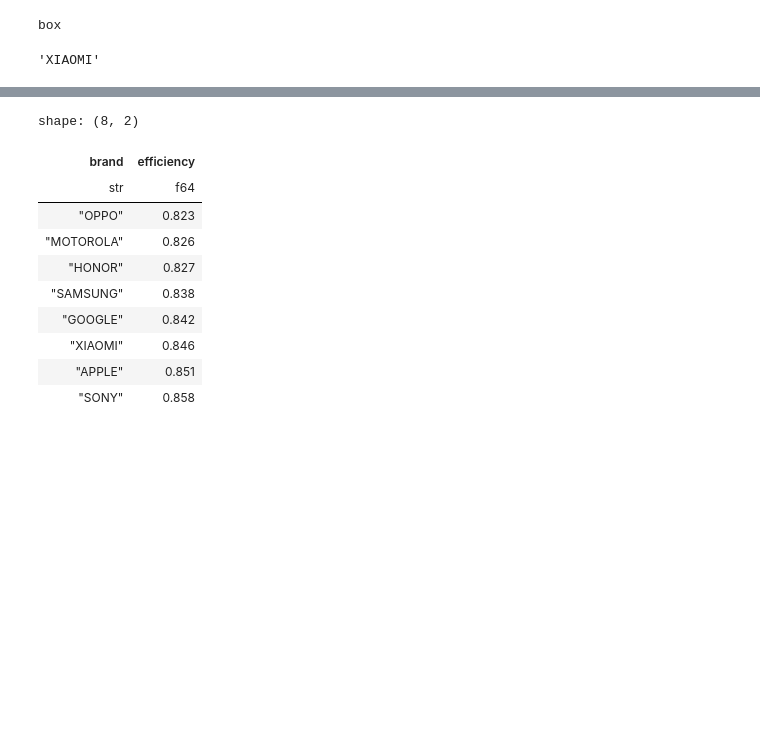
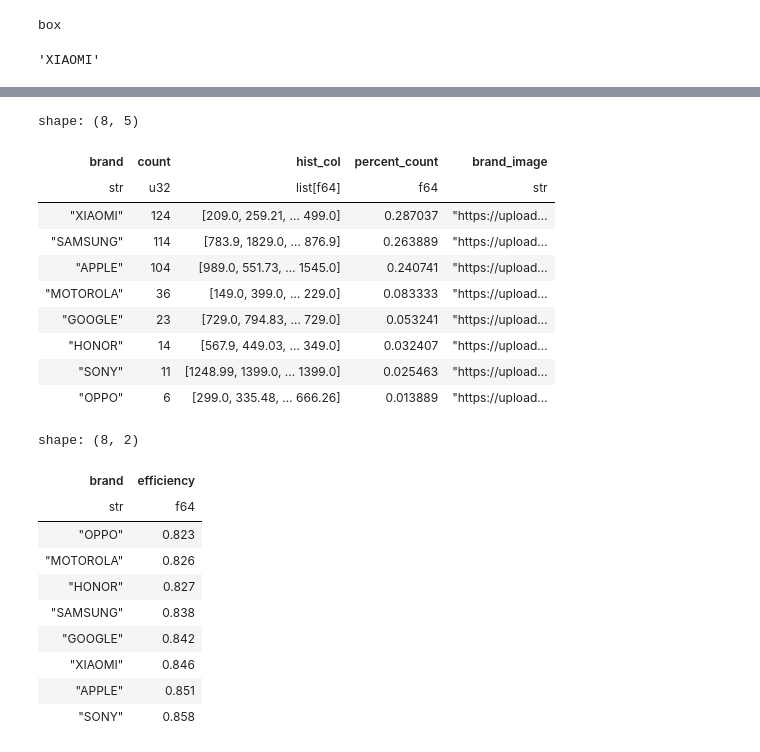
Before and after one commit to aybuke-b/3R, a Jupyter notebook: Web_Scraping/new_notebook.ipynb, the cells around one changed output, grey strips where cells are left out. Drawn from its saved outputs; the diff is of its cells as text; code cells hidden in the pictures; blank space fills up the shorter version.

```diff
--- a/Web_Scraping/new_notebook.ipynb
+++ b/Web_Scraping/new_notebook.ipynb
@@ -190,3 +168,66 @@ shape: (432, 45)
+# %%
+df.group_by(pl.col("brand")).agg(
+    pl.col("brand").count().alias("count"), pl.col("price").alias("hist_col")
+).sort("count", descending=True).with_columns(
+    (pl.col("count") / pl.sum("count")).alias("percent_count")
+).with_columns(
+    pl.when(pl.col("brand") == "XIAOMI")
+    .then(
+        pl.lit(
+            "https://upload.wikimedia.org/wikipedia/commons/a/ae/Xiaomi_logo_%282021-%29.svg"
+        )
+    )
+    .when(pl.col("brand") == "SAMSUNG")
+    .then(
+        pl.lit(
+            "https://upload.wikimedia.org/wikipedia/commons/b/b4/Samsung_wordmark.svg"
+        )
+    )
+    .when(pl.col("brand") == "APPLE")
+    .then(
+        pl.lit(
+            "https://upload.wikimedia.org/wikipedia/commons/f/fa/Apple_logo_black.svg"
+        )
+    )
+    .when(pl.col("brand") == "MOTOROLA")
+    .then(
+        pl.lit(
+            "https://upload.wikimedia.org/wikipedia/commons/4/45/Motorola-logo-black-and-white.png"
+        )
+    )
+    .when(pl.col("brand") == "GOOGLE")
+    .then(
+        pl.lit(
+            "https://upload.wikimedia.org/wikipedia/commons/2/2f/Google_2015_logo.svg"
+        )
+    )
+    .when(pl.col("brand") == "HONOR")
+    .then(
+        pl.lit(
+            "https://upload.wikimedia.org/wikipedia/commons/5/5a/Huawei_Honor_Logo.svg"
+        )
+    )
+    .when(pl.col("brand") == "SONY")
+    .then(pl.lit("https://upload.wikimedia.org/wikipedia/commons/c/ca/Sony_logo.svg"))
+    .when(pl.col("brand") == "OPPO")
+    .then(
+        pl.lit("https://upload.wikimedia.org/wikipedia/commons/0/0a/OPPO_LOGO_2019.svg")
+    )
+    .otherwise(pl.lit(""))
+    .alias("brand_image")
+)
+# %% [output]
+shape: (8, 5)
+| brand | count | hist_col | percent_count | brand_image |
+| str | u32 | list[f64] | f64 | str |
+| "XIAOMI" | 124 | [209.0, 259.21, … 499.0] | 0.287037 | "https://upload… |
+| "SAMSUNG" | 114 | [783.9, 1829.0, … 876.9] | 0.263889 | "https://upload… |
+| "APPLE" | 104 | [989.0, 551.73, … 1545.0] | 0.240741 | "https://upload… |
+| "MOTOROLA" | 36 | [149.0, 399.0, … 229.0] | 0.083333 | "https://upload… |
+| "GOOGLE" | 23 | [729.0, 794.83, … 729.0] | 0.053241 | "https://upload… |
+| "HONOR" | 14 | [567.9, 449.03, … 349.0] | 0.032407 | "https://upload… |
+| "SONY" | 11 | [1248.99, 1399.0, … 1399.0] | 0.025463 | "https://upload… |
+| "OPPO" | 6 | [299.0, 335.48, … 666.26] | 0.013889 | "https://upload… |
 # %%
 df.group_by("brand").agg(pl.col("efficiency").mean().round(3)).sort("efficiency")
 # %% [output]
```
Also changed, not shown: parts of 5 cells of this notebook, 4 other files.
